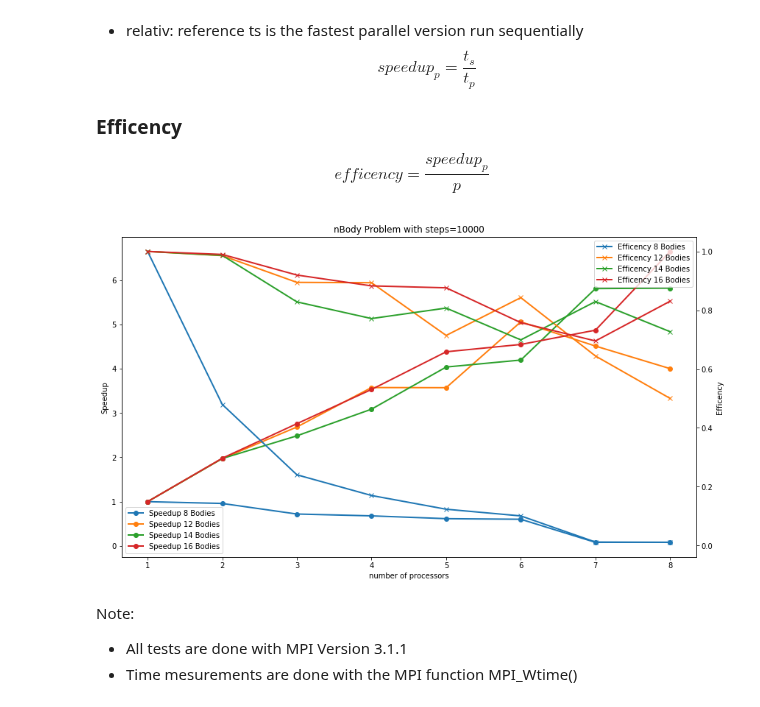
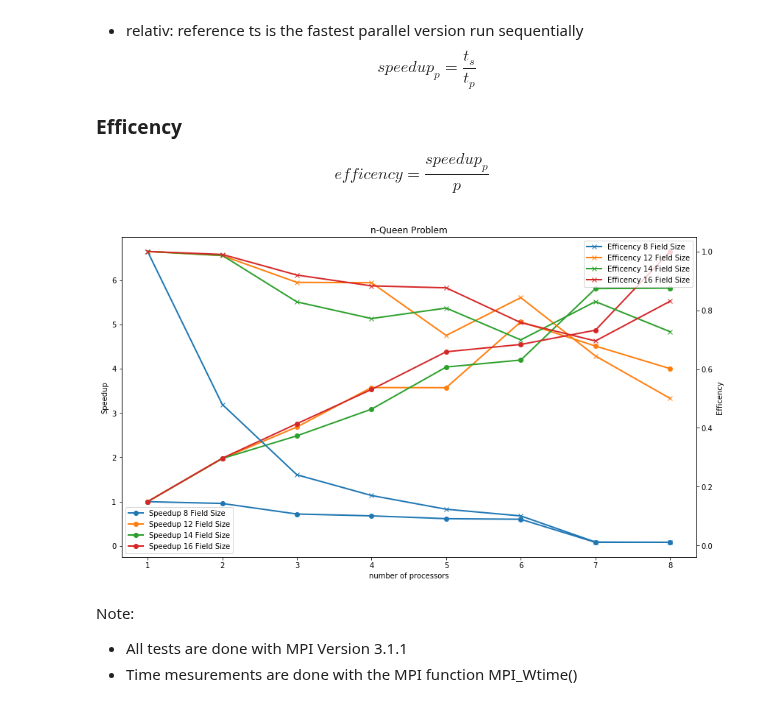
Before and after one commit to ChrisEngelhardt/parsys_19, a Jupyter notebook: proseminar/09/nqueen/solution.ipynb, the cells around one changed output. Cells and saved outputs as stored; diff of their text form; code cells hidden in the pictures.

Commit message:
changed title of plot

```diff
--- a/proseminar/09/nqueen/solution.ipynb
+++ b/proseminar/09/nqueen/solution.ipynb
@@ -32,7 +32,7 @@ def sortData(list):
 
 #Vary the number of steps with const bodies=100
 #Vary the number of bodies with const number of steps=10000
-data = getDataFor('/home/chrise/git/uni/uibk_parsys_19/proseminar/09/nqueen/output_nqueen.dat')
+data = getDataFor('output_nqueen.dat')
 data = sortData(data)
 print(data)
 # %% [output]
@@ -66,10 +66,10 @@ def plot2(ax1, data, title = "", typeOfGrahp=""):
 # %%
 plt.rcParams["figure.figsize"] = (14,8)
 fig, ax1 = plt.subplots(1,1)
-plot2(ax1, data, "nBody Problem with steps=10000", "Bodies")
+plot2(ax1, data, "n-Queen Problem", "Field Size")
 plt.show()
 # %% [output]
-[figure, old version]
+[figure, new version]
 # %% [markdown]
 Note:
 - All tests are done with MPI Version 3.1.1
```
